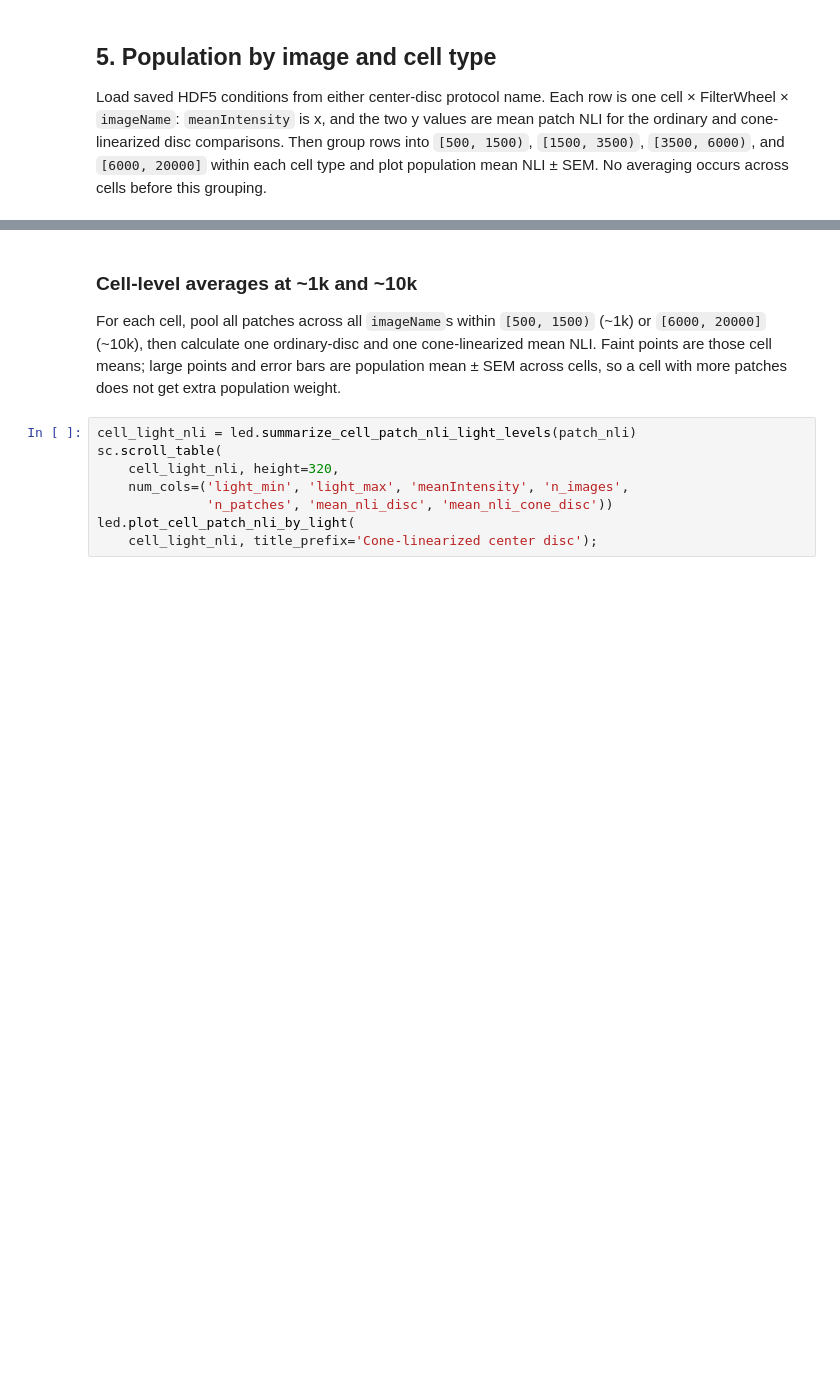
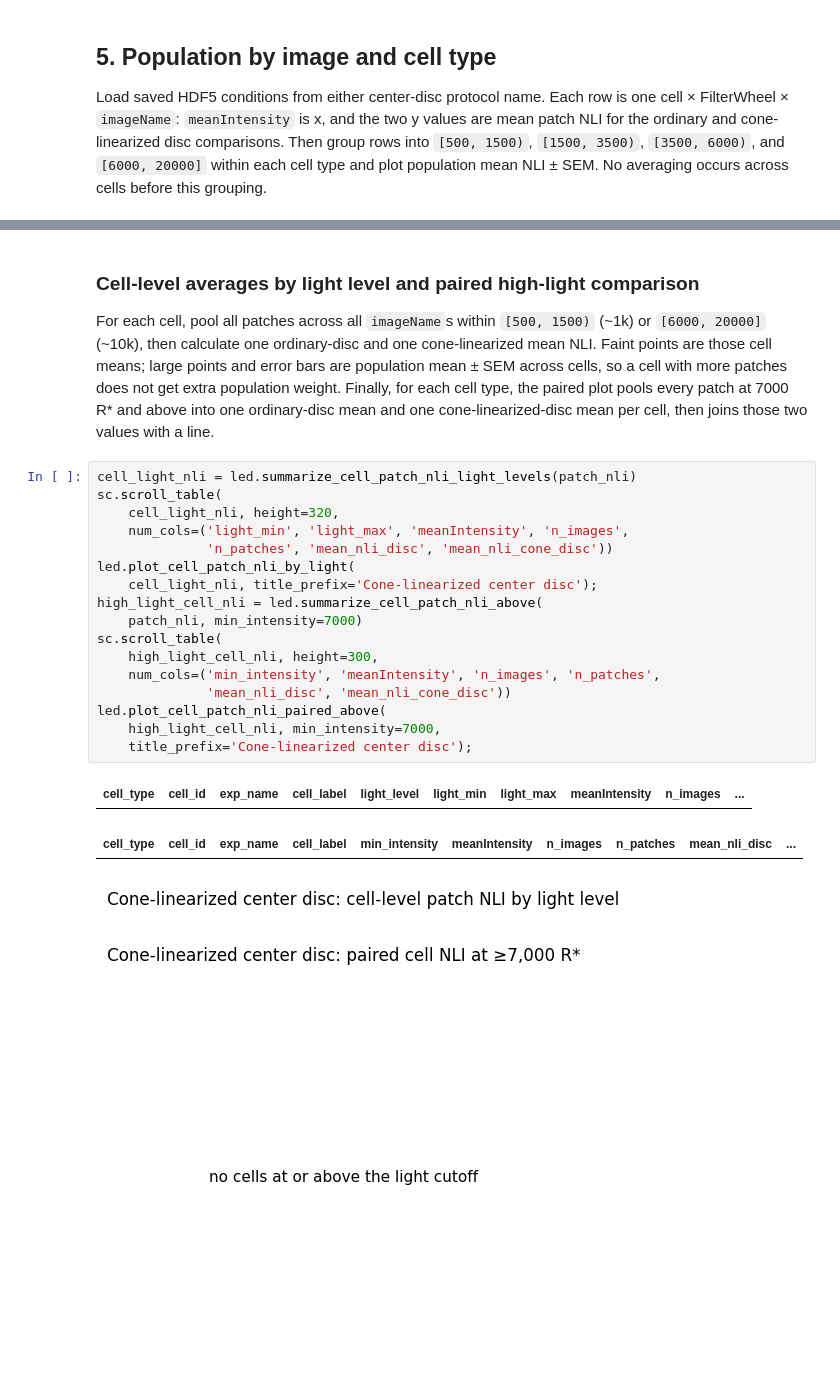
Before and after one commit to chrischen2/retinanalysis, a Jupyter notebook: SingCell_Notebooks/analyzeConeCenterDisc.ipynb, the cells around one changed output, grey strips where cells are left out. Drawn from its saved outputs; the diff is of its cells as text; blank space fills up the shorter version.

```diff
--- a/SingCell_Notebooks/analyzeConeCenterDisc.ipynb
+++ b/SingCell_Notebooks/analyzeConeCenterDisc.ipynb
@@ -203,15 +285,31 @@ led.plot_pooled_patch_nli_distributions(
 # %% [markdown]
-### Cell-level averages at ~1k and ~10k
+### Cell-level averages by light level and paired high-light comparison
 
 For each cell, pool all patches across all `imageName`s within `[500, 1500)` (~1k) or
 `[6000, 20000]` (~10k), then calculate one ordinary-disc and one cone-linearized mean NLI.
 Faint points are those cell means; large points and error bars are population mean ± SEM
-across cells, so a cell with more patches does not get extra population weight.
+across cells, so a cell with more patches does not get extra population weight. Finally, for
+each cell type, the paired plot pools every patch at 7000 R* and above into one ordinary-disc
+mean and one cone-linearized-disc mean per cell, then joins those two values with a line.
 # %%
 cell_light_nli = led.summarize_cell_patch_nli_light_levels(patch_nli)
 sc.scroll_table(
     cell_light_nli, height=320,
     num_cols=('light_min', 'light_max', 'meanIntensity', 'n_images',
               'n_patches', 'mean_nli_disc', 'mean_nli_cone_disc'))
 led.plot_cell_patch_nli_by_light(
     cell_light_nli, title_prefix='Cone-linearized center disc');
+high_light_cell_nli = led.summarize_cell_patch_nli_above(
+    patch_nli, min_intensity=7000)
+sc.scroll_table(
+    high_light_cell_nli, height=300,
+    num_cols=('min_intensity', 'meanIntensity', 'n_images', 'n_patches',
+              'mean_nli_disc', 'mean_nli_cone_disc'))
+led.plot_cell_patch_nli_paired_above(
+    high_light_cell_nli, min_intensity=7000,
+    title_prefix='Cone-linearized center disc');
+# %% [output]
+| cell_type | cell_id | exp_name | cell_label | light_level | light_min | light_max | meanIntensity | n_images | ... |
+| cell_type | cell_id | exp_name | cell_label | min_intensity | meanIntensity | n_images | n_patches | mean_nli_disc | ... |
+[figure, added]
+[figure, added]
```
Also changed, not shown: parts of 11 cells of this notebook, 2 other files.
